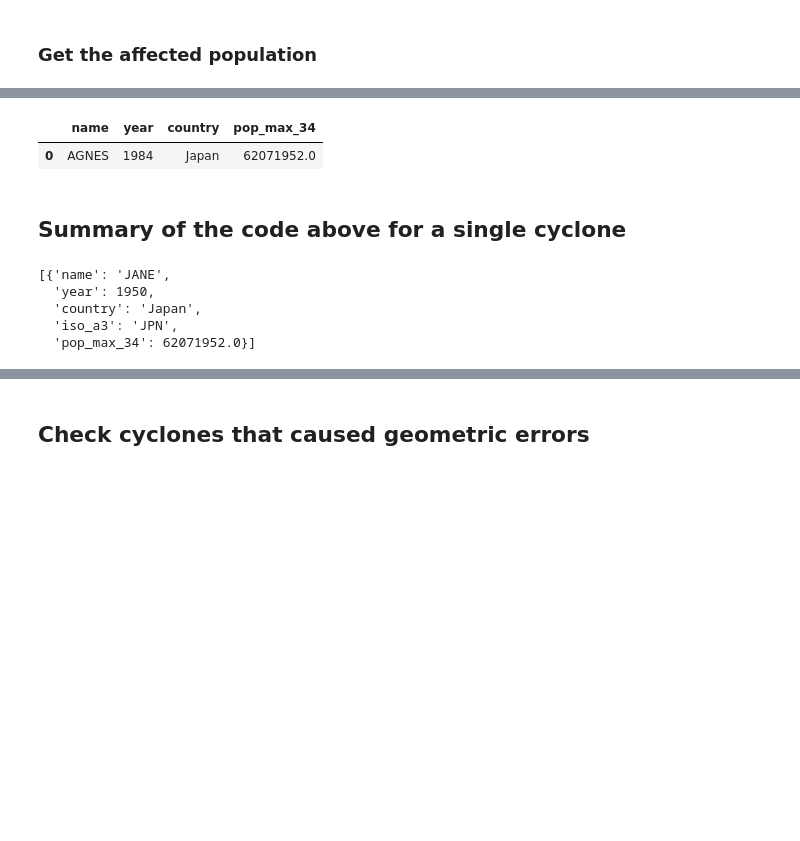
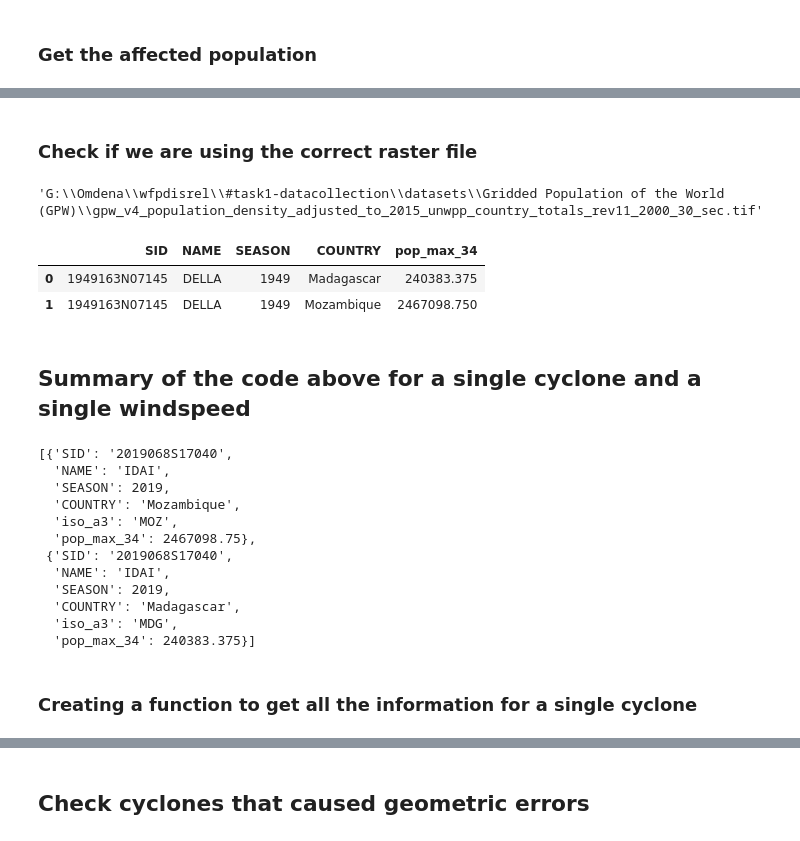
Before and after one commit to OmdenaAI/wfpdisrel, a Jupyter notebook: #task1-datacollection/#task1-datacollection-climada/notebooks/Create population dataframe.ipynb, the cells around one changed output, grey strips where cells are left out. Drawn from its saved outputs; the diff is of its cells as text; code cells hidden in the pictures; blank space fills up the shorter version.

Commit message:
feat: generate dataframe by SID

```diff
--- a/#task1-datacollection/#task1-datacollection-climada/notebooks/Create population dataframe.ipynb
+++ b/#task1-datacollection/#task1-datacollection-climada/notebooks/Create population dataframe.ipynb
@@ -225,11 +240,9 @@ def bufer_max_output(df,wind_speed):
     df = df.to_crs('epsg:4326')
     df = df.set_geometry('line')
     df = df.to_crs('epsg:3395')
-    df['buf_line_{}'.format(wind_speed)] = df.apply(lambda x: x.point_0.buffer(x[wind_speed] * buffer_fact) , axis=1)
+    df['buf_line_{}'.format(wind_speed)] = df.apply(lambda x: x.line.buffer(x[wind_speed] * buffer_fact) , axis=1)
     df = df.set_geometry('buf_line_{}'.format(wind_speed))
     df = df.to_crs('epsg:4326')
     df = gpd.GeoDataFrame(df, geometry='buf_line_{}'.format(wind_speed))
     df.crs = 'epsg:4326'
     return df
-buffer_gdf = bufer_max_output(cyclone_gdf,'max_34')
-buffer_gdf
@@ -256,6 +255,6 @@ def create_buffered_shape(buffer_gdf, wind_speed):
     center_shape = buffer_gdf['buf_center_{}'.format(wind_speed)].unary_union
     buffer_gdf.set_geometry('buf_line_{}'.format(wind_speed), inplace=True)
     line_shape = buffer_gdf['buf_line_{}'.format(wind_speed)].unary_union
-    outline = line_shape.intersection(center_shape)  # combine bufferd center and buffered line
+    outline = line_shape.union(center_shape)  # combine buffered center and buffered line
     shape_gdf = GeoDataFrame( geometry = [outline])
     return shape_gdf
@@ -319,0 +365,24 @@ cyclone_data_windspeed
+# %%
+def get_population_by_windspeed_SID(SID, affected_countries, windspeed):
+
+    cyclone_name, cyclone_year = get_cyclone_name_year_by_SID(SID)
+
+    stats = ['sum']
+    raster_file = select_raster_file(cyclone_year, input_file)
+    cyclone_data = []
+    for i in range (len(affected_countries)):
+        cyclone = {}
+        country = affected_countries.iloc[i]['name']
+        iso = affected_countries.iloc[i]['iso_a3']
+        population = zonal_stats(affected_countries.iloc[i].geometry, input_raster_file, stats = stats)[0]['sum']
+        cyclone['SID']= SID
+        cyclone['NAME'] = cyclone_name
+        cyclone['SEASON'] = cyclone_year
+        cyclone['COUNTRY'] = country
+        cyclone['iso_a3'] = iso
+        cyclone['pop_{}'.format(windspeed)] = population
+        cyclone_data.append(cyclone)
+    return cyclone_data, raster_file
+# %%
+cyclone_data_windspeed, raster_year = get_population_by_windspeed_SID(SID, affected_countries, windspeed)
+cyclone_data_windspeed
@@ -320,33 +402,48 @@ cyclone_data_windspeed
+# %% [markdown]
+### Check if we are using the correct raster file
+# %%
+raster_year
+# %% [output]
+'G:\\Omdena\\wfpdisrel\\#task1-datacollection\\datasets\\Gridded Population of the World (GPW)\\gpw_v4_population_density_adjusted_to_2015_unwpp_country_totals_rev11_2000_30_sec.tif'
 # %%
 # Combining the different outputs into a single dataframe
 cyclone_pop_df = pd.DataFrame(cyclone_data_windspeed)
-data = cyclone_pop_df.groupby(['name','year', 'country'], as_index = False).sum()
+data = cyclone_pop_df.groupby(['SID','NAME','SEASON', 'COUNTRY'], as_index = False).sum()
 data
 # %% [output]
-|  | name | year | country | pop_max_34 |
-| 0 | AGNES | 1984 | Japan | 62071952.0 |
+|  | SID | NAME | SEASON | COUNTRY | pop_max_34 |
+| 0 | 1949163N07145 | DELLA | 1949 | Madagascar | 240383.375 |
+| 1 | 1949163N07145 | DELLA | 1949 | Mozambique | 2467098.750 |
 # %% [markdown]
-## Summary of the code above for a single cyclone
+## Summary of the code above for a single cyclone and a single windspeed
 # %%
-cyclone_year = 1950
-cyclone_name = 'JANE'
+SID = '2019068S17040'
 windspeed = 'max_34'
 #windspeed = 'max_50'
 #windspeed = 'max_64'
-cyclone_df = df_input[(df_input.year==cyclone_year) & (df_input.name == cyclone_name)].copy()
+cyclone_df = df_input[(df_input.SID == SID)].copy()
 single_cyclone_df= create_shifted_dataset(cyclone_df)
 cyclone_gdf = create_cyclone_gdf(single_cyclone_df)
 shape = get_buffered_shape(cyclone_gdf, windspeed)
 shape.crs = 'epsg:4326'
 affected_countries = gpd.overlay(world, shape, how='intersection')
-cyclone_data_windspeed = get_population_by_windspeed(cyclone_name, cyclone_year, affected_countries, windspeed)
+cyclone_data_windspeed, raster_year = get_population_by_windspeed_SID(SID, affected_countries, windspeed)
 cyclone_data_windspeed
 # %% [output]
-[{'name': 'JANE',
-  'year': 1950,
-  'country': 'Japan',
-  'iso_a3': 'JPN',
-  'pop_max_34': 62071952.0}]
+[{'SID': '2019068S17040',
+  'NAME': 'IDAI',
+  'SEASON': 2019,
+  'COUNTRY': 'Mozambique',
+  'iso_a3': 'MOZ',
+  'pop_max_34': 2467098.75},
+ {'SID': '2019068S17040',
+  'NAME': 'IDAI',
+  'SEASON': 2019,
+  'COUNTRY': 'Madagascar',
+  'iso_a3': 'MDG',
+  'pop_max_34': 240383.375}]
+# %% [markdown]
+### Creating a function to get all the information for a single cyclone
 # %%
 def get_population_by_cyclone(cylone_name, cyclone_year):
     single_cyclone_data = []
```
Also changed, not shown: parts of 53 cells of this notebook.
